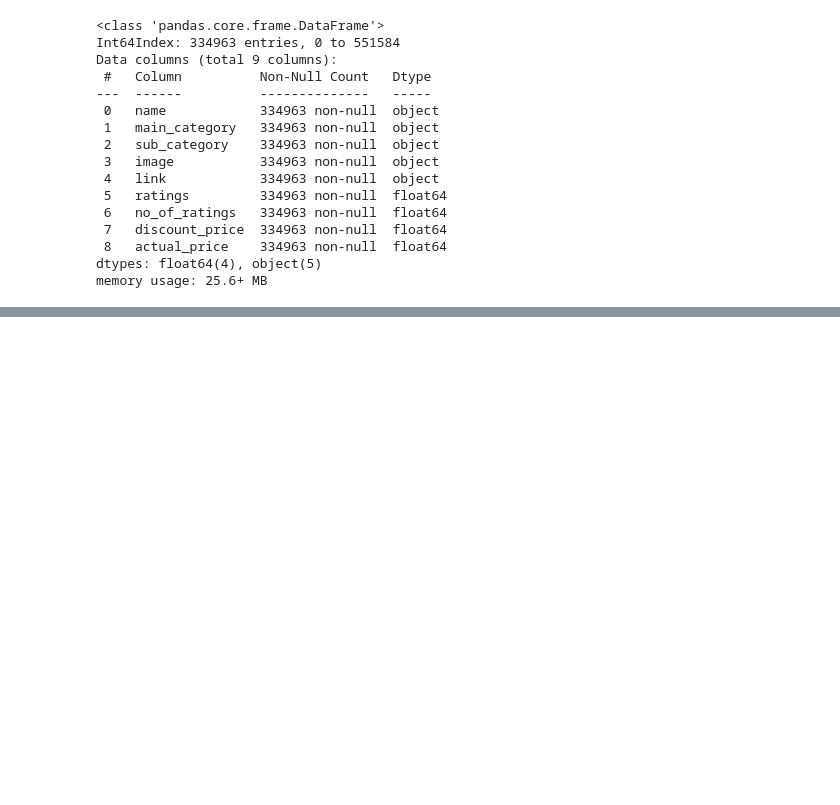
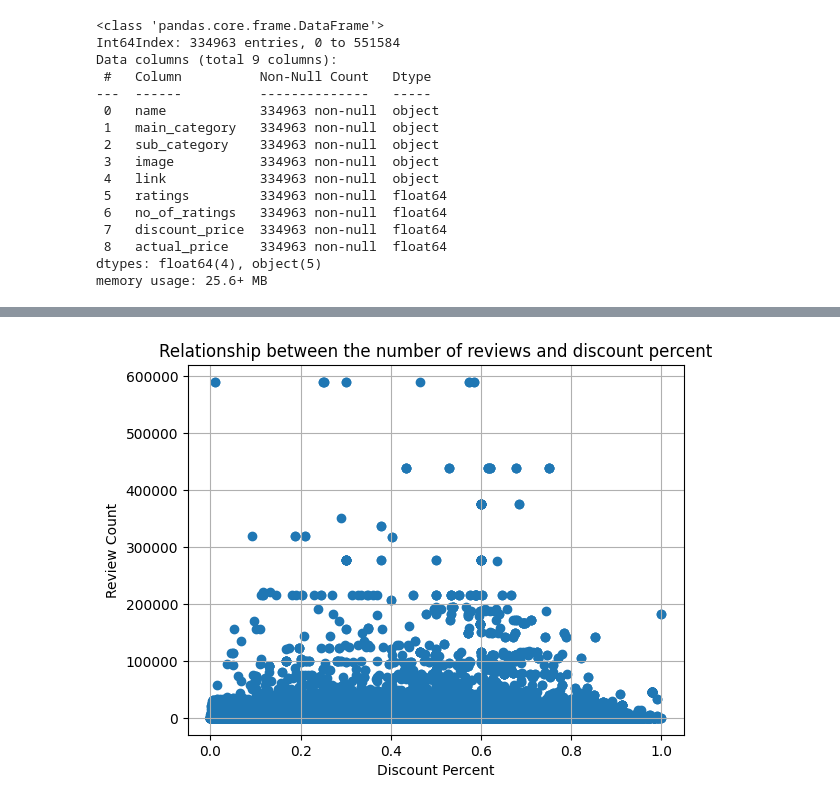
Before and after one commit to shila-sahoo/cloudxlab-projects, a Jupyter notebook: amazon_products.ipynb, the cells around one changed output, grey strips where cells are left out. Drawn from its saved outputs; the diff is of its cells as text; code cells hidden in the pictures; blank space fills up the shorter version.

```diff
--- a/amazon_products.ipynb
+++ b/amazon_products.ipynb
@@ -299,0 +348,10 @@ amazon_data.actual_price.describe()
+# %%
+#Relationship between the number of reviews and discount percent
+plt.scatter(amazon_data['discount_percent'], amazon_data['no_of_ratings'])
+plt.title("Relationship between the number of reviews and discount percent")
+plt.xlabel("Discount Percent")
+plt.ylabel("Review Count")
+plt.grid(True)
+plt.show()
+# %% [output]
+[figure, added]
```
Also changed, not shown: parts of 11 cells of this notebook.
